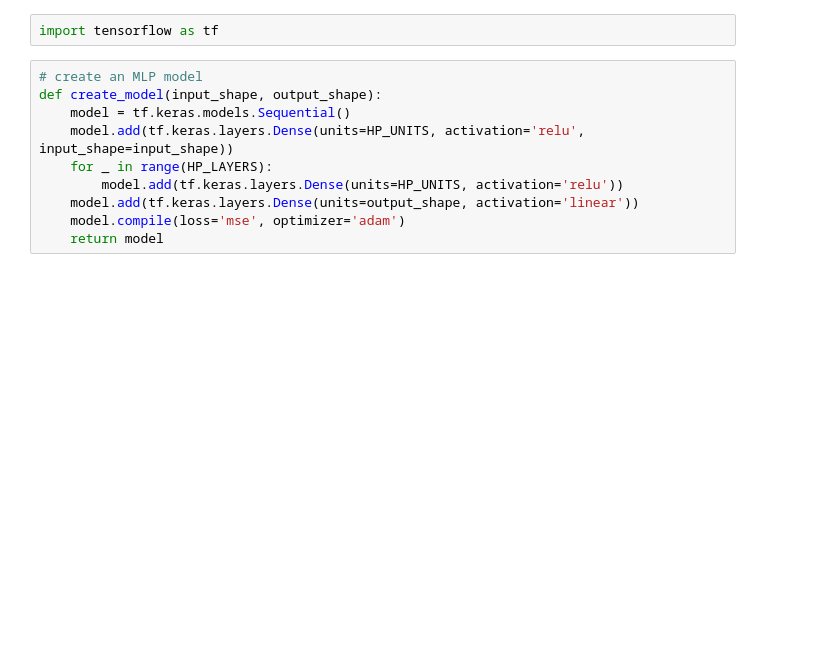
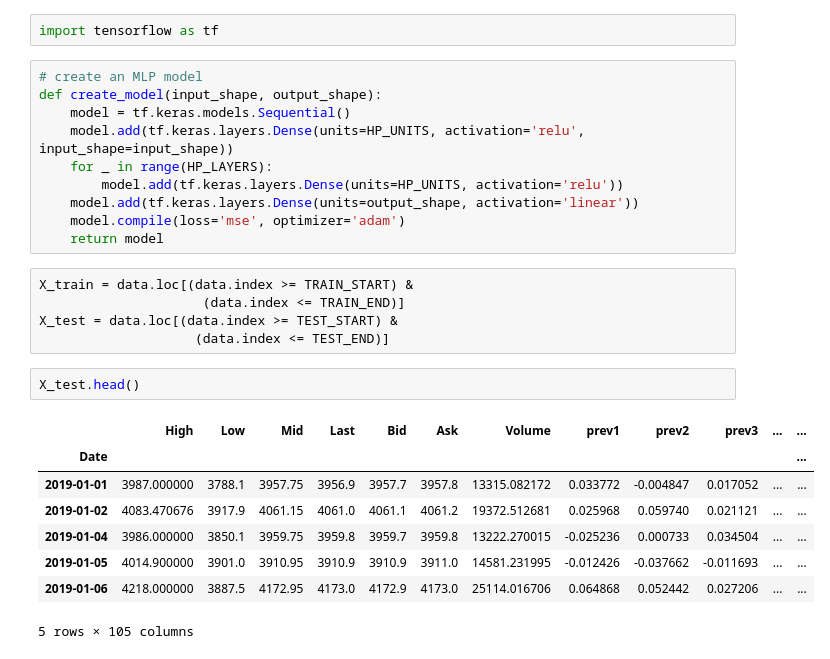
Before and after one commit to avramis92/ML-Price-Prediction, a Jupyter notebook: ML.ipynb, the cells around one changed output. Cells and saved outputs as stored; diff of their text form; blank space fills up the shorter version.

Commit message:
splitting train and test

```diff
--- a/ML.ipynb
+++ b/ML.ipynb
@@ -86,3 +86,19 @@ def create_model(input_shape, output_shape):
     model.add(tf.keras.layers.Dense(units=output_shape, activation='linear'))
     model.compile(loss='mse', optimizer='adam')
     return model
+# %%
+X_train = data.loc[(data.index >= TRAIN_START) &
+                     (data.index <= TRAIN_END)]
+X_test = data.loc[(data.index >= TEST_START) &
+                    (data.index <= TEST_END)]
+# %%
+X_test.head()
+# %% [output]
+|  | High | Low | Mid | Last | Bid | Ask | Volume | prev1 | prev2 | prev3 | ... | ... |
+| Date |  |  |  |  |  |  |  |  |  |  |  | ... |
+| 2019-01-01 | 3987.000000 | 3788.1 | 3957.75 | 3956.9 | 3957.7 | 3957.8 | 13315.082172 | 0.033772 | -0.004847 | 0.017052 | ... | ... |
+| 2019-01-02 | 4083.470676 | 3917.9 | 4061.15 | 4061.0 | 4061.1 | 4061.2 | 19372.512681 | 0.025968 | 0.059740 | 0.021121 | ... | ... |
+| 2019-01-04 | 3986.000000 | 3850.1 | 3959.75 | 3959.8 | 3959.7 | 3959.8 | 13222.270015 | -0.025236 | 0.000733 | 0.034504 | ... | ... |
+| 2019-01-05 | 4014.900000 | 3901.0 | 3910.95 | 3910.9 | 3910.9 | 3911.0 | 14581.231995 | -0.012426 | -0.037662 | -0.011693 | ... | ... |
+| 2019-01-06 | 4218.000000 | 3887.5 | 4172.95 | 4173.0 | 4172.9 | 4173.0 | 25114.016706 | 0.064868 | 0.052442 | 0.027206 | ... | ... |
+5 rows × 105 columns
```
